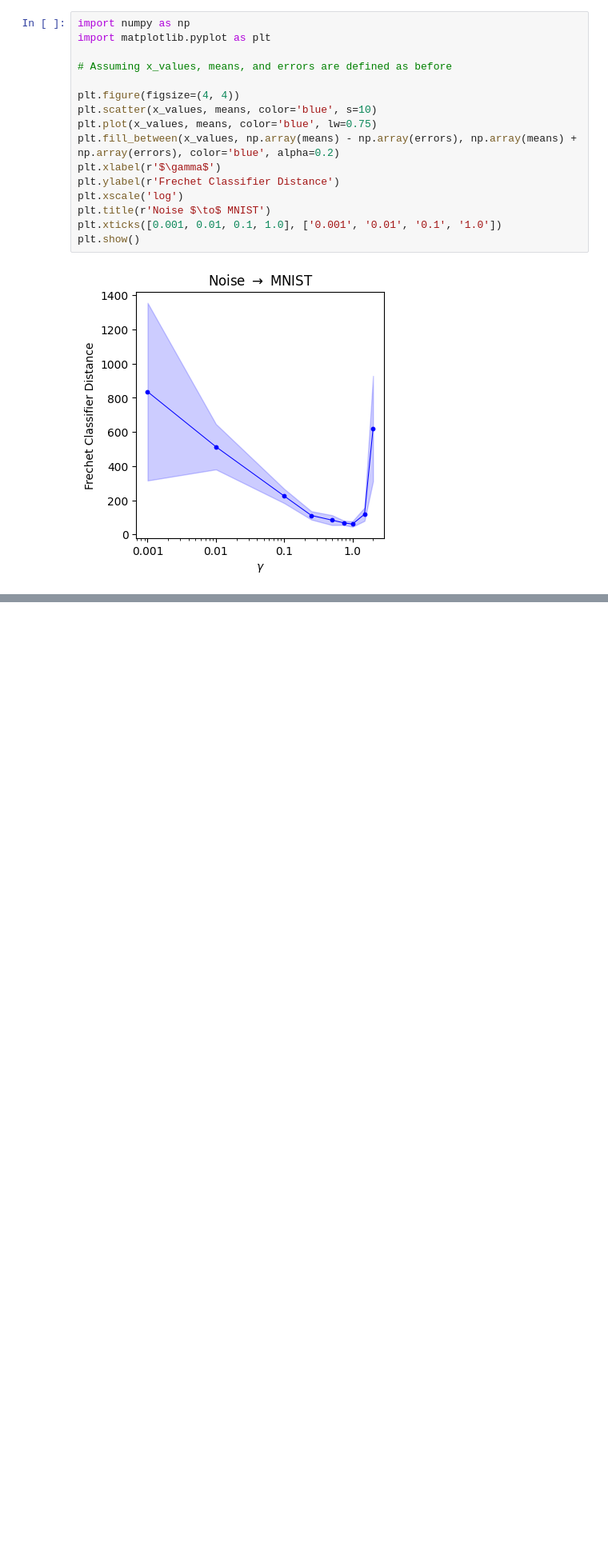
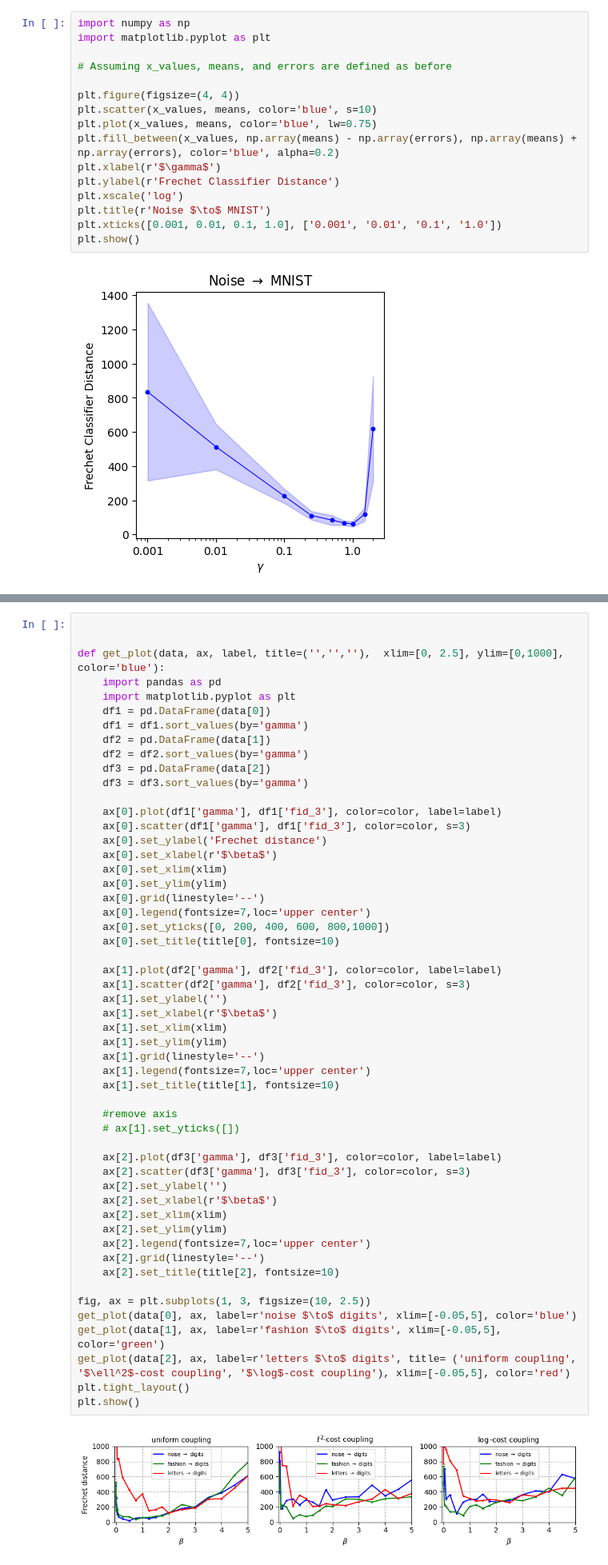
Before and after one commit to cesarali/conditional_rate_matching, a Jupyter notebook: experiments/nist/analysis/crm_gamma_analysis.ipynb, the cells around one changed output, grey strips where cells are left out. Shown at 80% size. Drawn from its saved outputs; the diff is of its cells as text; blank space fills up the shorter version.

```diff
--- a/experiments/nist/analysis/crm_gamma_analysis.ipynb
+++ b/experiments/nist/analysis/crm_gamma_analysis.ipynb
@@ -356,0 +271,55 @@ plt.show()
+# %%
+
+
+def get_plot(data, ax, label, title=('','',''),  xlim=[0, 2.5], ylim=[0,1000], color='blue'):
+    import pandas as pd
+    import matplotlib.pyplot as plt
+    df1 = pd.DataFrame(data[0])
+    df1 = df1.sort_values(by='gamma')
+    df2 = pd.DataFrame(data[1])
+    df2 = df2.sort_values(by='gamma')
+    df3 = pd.DataFrame(data[2])
+    df3 = df3.sort_values(by='gamma')
+
+    ax[0].plot(df1['gamma'], df1['fid_3'], color=color, label=label)
+    ax[0].scatter(df1['gamma'], df1['fid_3'], color=color, s=3)
+    ax[0].set_ylabel('Frechet distance')
+    ax[0].set_xlabel(r'$\beta$')
+    ax[0].set_xlim(xlim)
+    ax[0].set_ylim(ylim)
+    ax[0].grid(linestyle='--')
+    ax[0].legend(fontsize=7,loc='upper center')
+    ax[0].set_yticks([0, 200, 400, 600, 800,1000])
+    ax[0].set_title(title[0], fontsize=10)
+
+    ax[1].plot(df2['gamma'], df2['fid_3'], color=color, label=label)
+    ax[1].scatter(df2['gamma'], df2['fid_3'], color=color, s=3)
+    ax[1].set_ylabel('')
+    ax[1].set_xlabel(r'$\beta$')
+    ax[1].set_xlim(xlim)
+    ax[1].set_ylim(ylim)
+    ax[1].grid(linestyle='--')
+    ax[1].legend(fontsize=7,loc='upper center')
+    ax[1].set_title(title[1], fontsize=10)
+
+    #remove axis
+    # ax[1].set_yticks([])
+
+    ax[2].plot(df3['gamma'], df3['fid_3'], color=color, label=label)
+    ax[2].scatter(df3['gamma'], df3['fid_3'], color=color, s=3)
+    ax[2].set_ylabel('')
+    ax[2].set_xlabel(r'$\beta$')
+    ax[2].set_xlim(xlim)
+    ax[2].set_ylim(ylim)
+    ax[2].legend(fontsize=7,loc='upper center')
+    ax[2].grid(linestyle='--')
+    ax[2].set_title(title[2], fontsize=10)
+
+fig, ax = plt.subplots(1, 3, figsize=(10, 2.5))
+get_plot(data[0], ax, label=r'noise $\to$ digits', xlim=[-0.05,5], color='blue')
+get_plot(data[1], ax, label=r'fashion $\to$ digits', xlim=[-0.05,5], color='green')
+get_plot(data[2], ax, label=r'letters $\to$ digits', title= ('uniform coupling', '$\ell^2$-cost coupling', '$\log$-cost coupling'), xlim=[-0.05,5], color='red')
+plt.tight_layout()
+plt.show()
+# %% [output]
+[figure, added]
```
Also changed, not shown: parts of 7 cells of this notebook, 7 other files.
